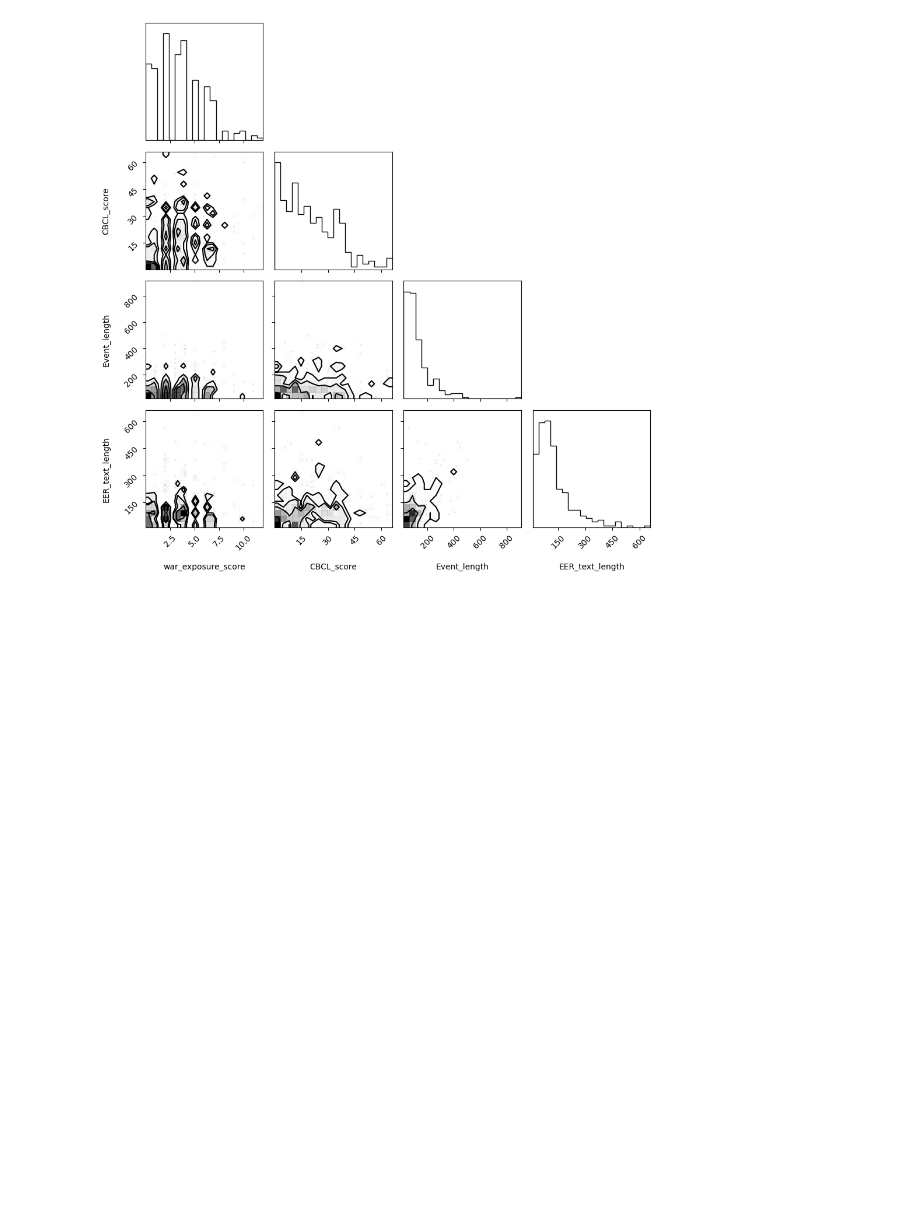
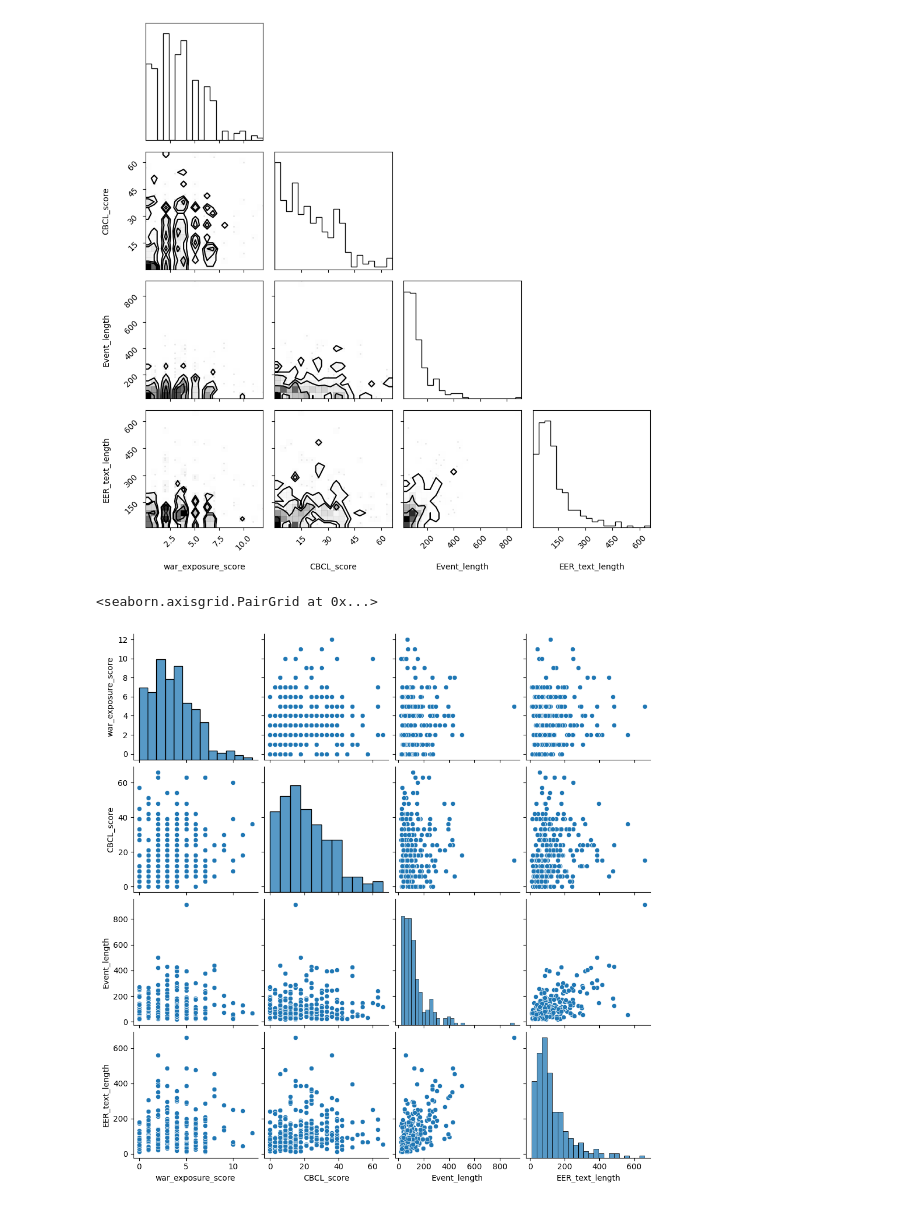
Before and after one commit to OfriA/AppliedProject52056, a Jupyter notebook: data/DataExploration.ipynb, the cells around one changed output. Cells and saved outputs as stored; diff of their text form; code cells hidden in the pictures; blank space fills up the shorter version.

```diff
--- a/data/DataExploration.ipynb
+++ b/data/DataExploration.ipynb
@@ -132,0 +156,5 @@ plt.show()
+# %%
+sns.pairplot(data[['war_exposure_score', 'CBCL_score', 'Event_length', 'EER_text_length']])
+# %% [output]
+<seaborn.axisgrid.PairGrid at 0x...>
+[figure, added]
```
Also changed, not shown: parts of 14 cells of this notebook.
